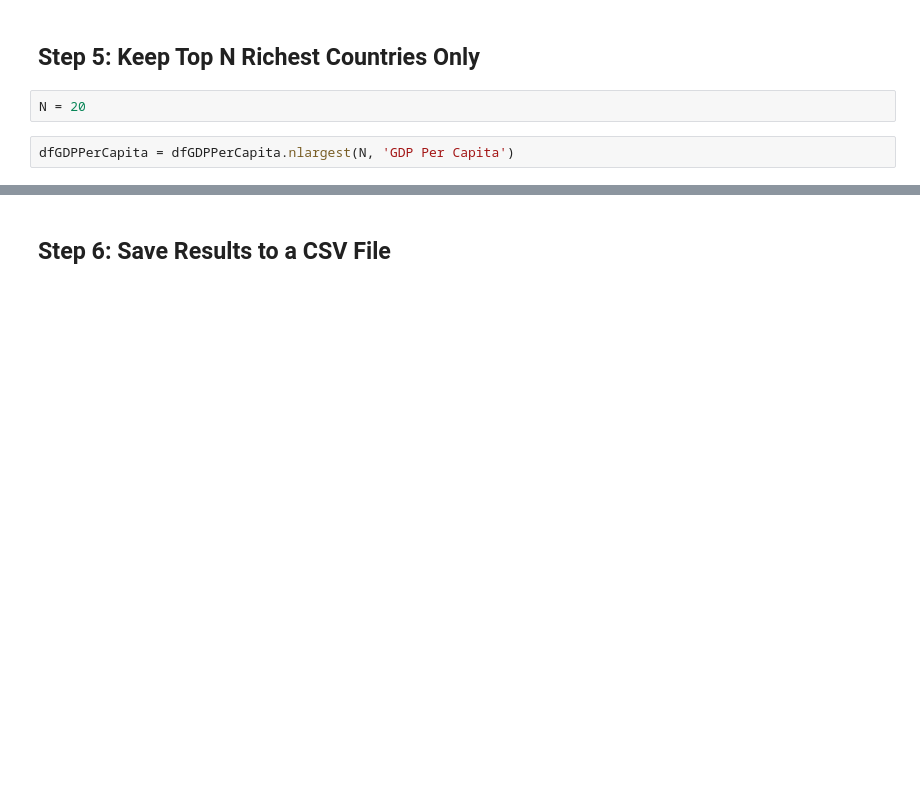
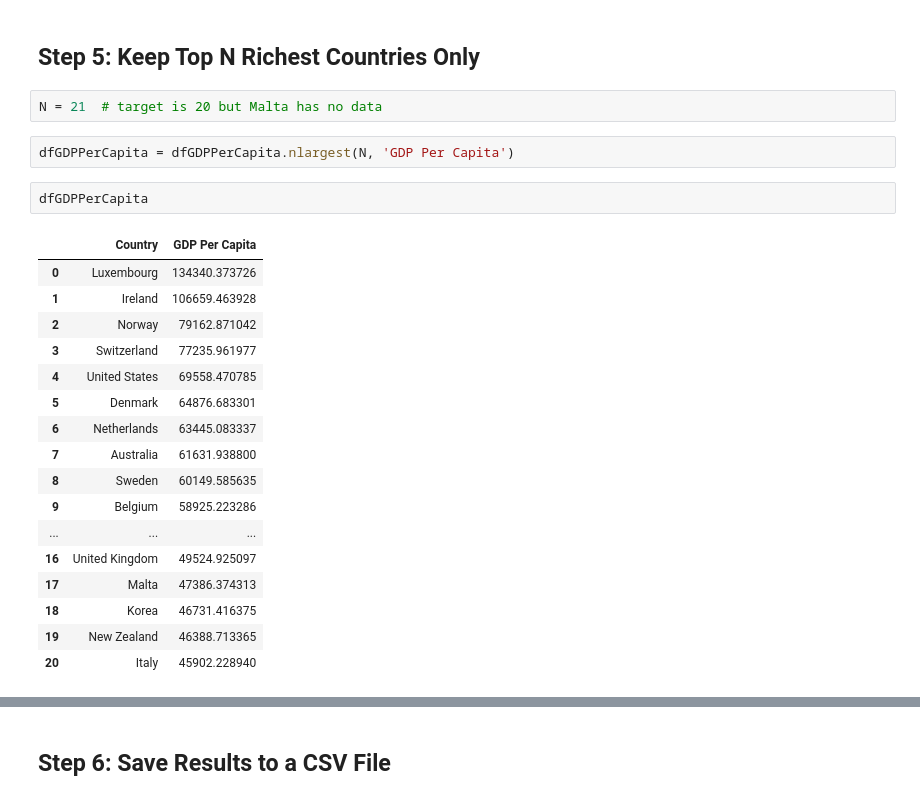
Before and after one commit to ger6-illini/ger6-illini, a Jupyter notebook: other/health-data-wrangler.ipynb, the cells around one changed output, grey strips where cells are left out. Cells and saved outputs as stored; diff of their text form; blank space fills up the shorter version.

```diff
--- a/other/health-data-wrangler.ipynb
+++ b/other/health-data-wrangler.ipynb
@@ -250,9 +250,29 @@ dfGDPPerCapita
 # %% [markdown]
 ## Step 5: Keep Top N Richest Countries Only
 # %%
-N = 20
+N = 21  # target is 20 but Malta has no data
 # %%
 dfGDPPerCapita = dfGDPPerCapita.nlargest(N, 'GDP Per Capita')
+# %%
+dfGDPPerCapita
+# %% [output]
+|  | Country | GDP Per Capita |
+| 0 | Luxembourg | 134340.373726 |
+| 1 | Ireland | 106659.463928 |
+| 2 | Norway | 79162.871042 |
+| 3 | Switzerland | 77235.961977 |
+| 4 | United States | 69558.470785 |
+| 5 | Denmark | 64876.683301 |
+| 6 | Netherlands | 63445.083337 |
+| 7 | Australia | 61631.938800 |
+| 8 | Sweden | 60149.585635 |
+| 9 | Belgium | 58925.223286 |
+| ... | ... | ... |
+| 16 | United Kingdom | 49524.925097 |
+| 17 | Malta | 47386.374313 |
+| 18 | Korea | 46731.416375 |
+| 19 | New Zealand | 46388.713365 |
+| 20 | Italy | 45902.228940 |
 # %%
 df = df.merge(dfGDPPerCapita, how='inner', on='Country')
 df
```
Also changed, not shown: parts of 2 cells of this notebook, 2 other files.
